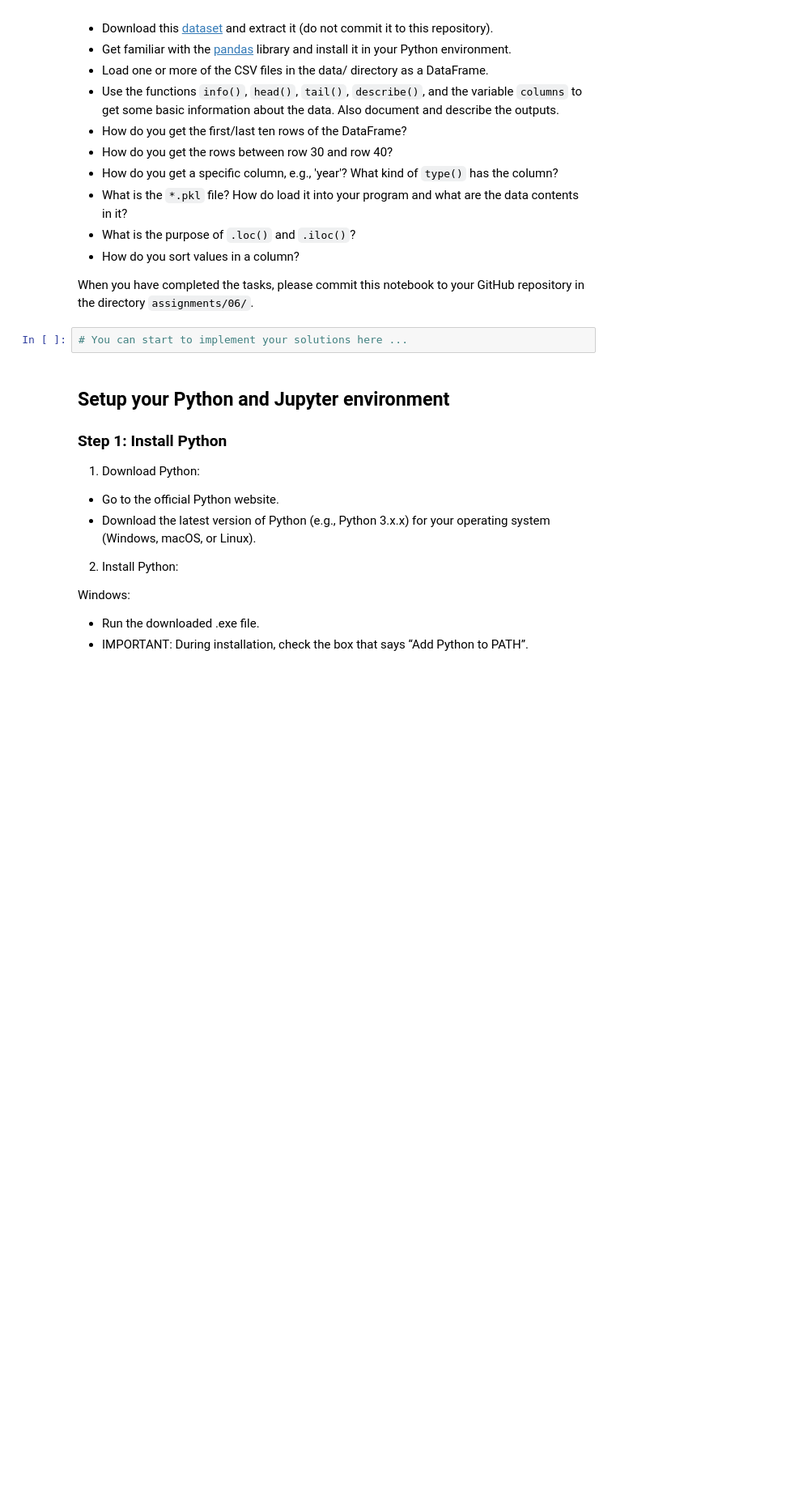
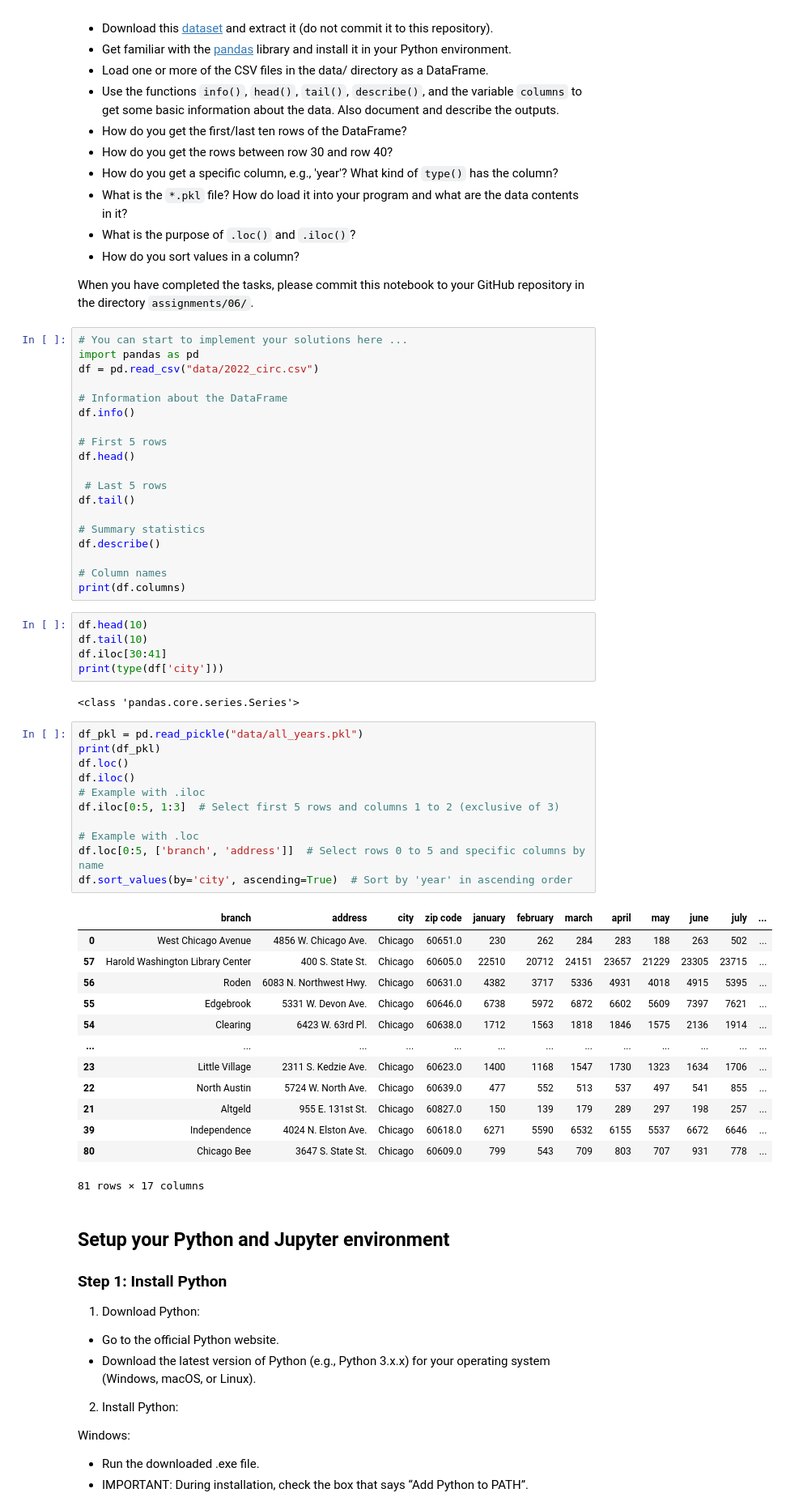
Before and after one commit to irgroup-classrooms/individual-assignments-Robink10, a Jupyter notebook: labs/06/06_python_intro.ipynb, the cells around one changed output. Shown: that part at 81% size. Saved outputs shown, nothing was run; the diff lists cells and outputs as text; blank space fills up the shorter version.

```diff
--- a/labs/06/06_python_intro.ipynb
+++ b/labs/06/06_python_intro.ipynb
@@ -399,8 +443,57 @@ Once, you have setup your Python/Jupyter environment, please do the following ta
 - How do you sort values in a column?
 
 When you have completed the tasks, please commit this notebook to your GitHub repository in the directory `assignments/06/`.
-# %%
-# You can start to implement your solutions here ...
+# %%
+# You can start to implement your solutions here ...
+import pandas as pd
+df = pd.read_csv("data/2022_circ.csv")
+
+# Information about the DataFrame
+df.info()
+
+# First 5 rows
+df.head()
+
+ # Last 5 rows
+df.tail()
+
+# Summary statistics
+df.describe()
+
+# Column names
+print(df.columns)
+# %%
+df.head(10)
+df.tail(10)
+df.iloc[30:41]
+print(type(df['city']))
+# %% [output]
+<class 'pandas.core.series.Series'>
+# %%
+df_pkl = pd.read_pickle("data/all_years.pkl")
+print(df_pkl)
+df.loc()
+df.iloc()
+# Example with .iloc
+df.iloc[0:5, 1:3]  # Select first 5 rows and columns 1 to 2 (exclusive of 3)
+
+# Example with .loc
+df.loc[0:5, ['branch', 'address']]  # Select rows 0 to 5 and specific columns by name
+df.sort_values(by='city', ascending=True)  # Sort by 'year' in ascending order
+# %% [output]
+|  | branch | address | city | zip code | january | february | march | april | may | june | july | ... |
+| 0 | West Chicago Avenue | 4856 W. Chicago Ave. | Chicago | 60651.0 | 230 | 262 | 284 | 283 | 188 | 263 | 502 | ... |
+| 57 | Harold Washington Library Center | 400 S. State St. | Chicago | 60605.0 | 22510 | 20712 | 24151 | 23657 | 21229 | 23305 | 23715 | ... |
+| 56 | Roden | 6083 N. Northwest Hwy. | Chicago | 60631.0 | 4382 | 3717 | 5336 | 4931 | 4018 | 4915 | 5395 | ... |
+| 55 | Edgebrook | 5331 W. Devon Ave. | Chicago | 60646.0 | 6738 | 5972 | 6872 | 6602 | 5609 | 7397 | 7621 | ... |
+| 54 | Clearing | 6423 W. 63rd Pl. | Chicago | 60638.0 | 1712 | 1563 | 1818 | 1846 | 1575 | 2136 | 1914 | ... |
+| ... | ... | ... | ... | ... | ... | ... | ... | ... | ... | ... | ... | ... |
+| 23 | Little Village | 2311 S. Kedzie Ave. | Chicago | 60623.0 | 1400 | 1168 | 1547 | 1730 | 1323 | 1634 | 1706 | ... |
+| 22 | North Austin | 5724 W. North Ave. | Chicago | 60639.0 | 477 | 552 | 513 | 537 | 497 | 541 | 855 | ... |
+| 21 | Altgeld | 955 E. 131st St. | Chicago | 60827.0 | 150 | 139 | 179 | 289 | 297 | 198 | 257 | ... |
+| 39 | Independence | 4024 N. Elston Ave. | Chicago | 60618.0 | 6271 | 5590 | 6532 | 6155 | 5537 | 6672 | 6646 | ... |
+| 80 | Chicago Bee | 3647 S. State St. | Chicago | 60609.0 | 799 | 543 | 709 | 803 | 707 | 931 | 778 | ... |
+81 rows × 17 columns
 # %% [markdown]
 ## Setup your Python and Jupyter environment
 
```
Also changed, not shown: parts of 12 cells of this notebook.
